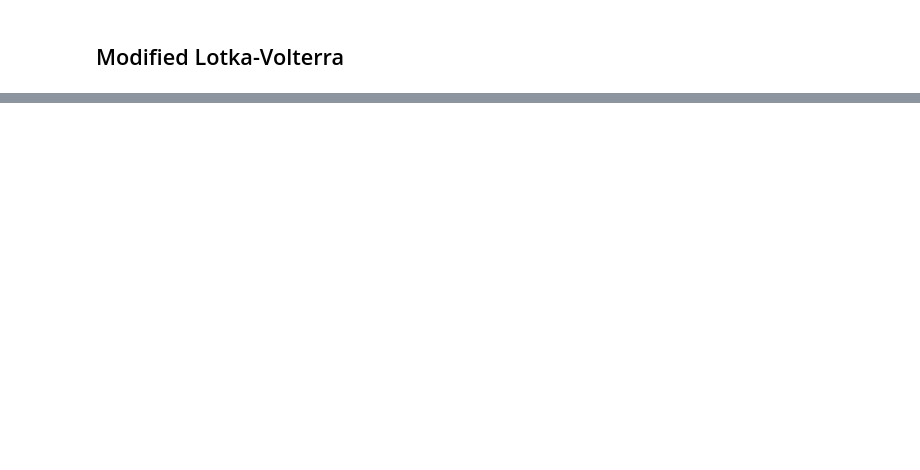
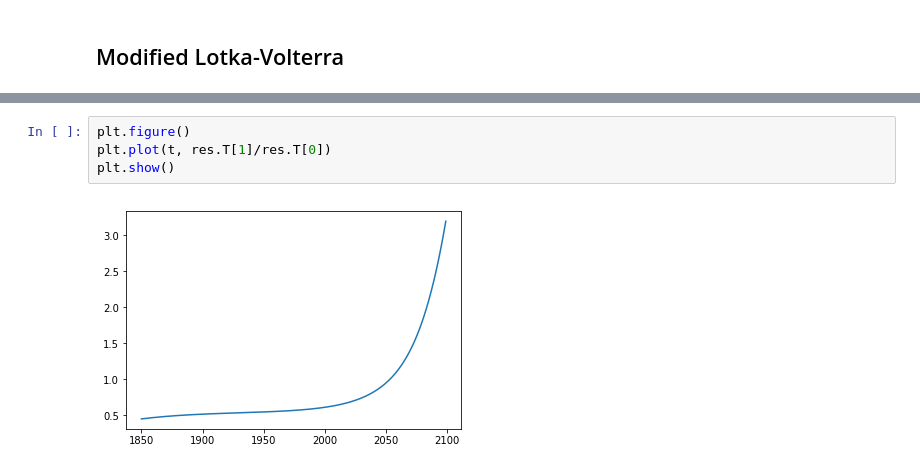
Before and after one commit to rfree18/math-modeling, a Jupyter notebook: final/Final.ipynb, the cells around one changed output, grey strips where cells are left out. Drawn from its saved outputs; the diff is of its cells as text; blank space fills up the shorter version.

```diff
--- a/final/Final.ipynb
+++ b/final/Final.ipynb
@@ -45,0 +159,6 @@ plt.show()
+# %%
+plt.figure()
+plt.plot(t, res.T[1]/res.T[0])
+plt.show()
+# %% [output]
+[figure, added]
```
Also changed, not shown: parts of 9 cells of this notebook, 11 other files.
